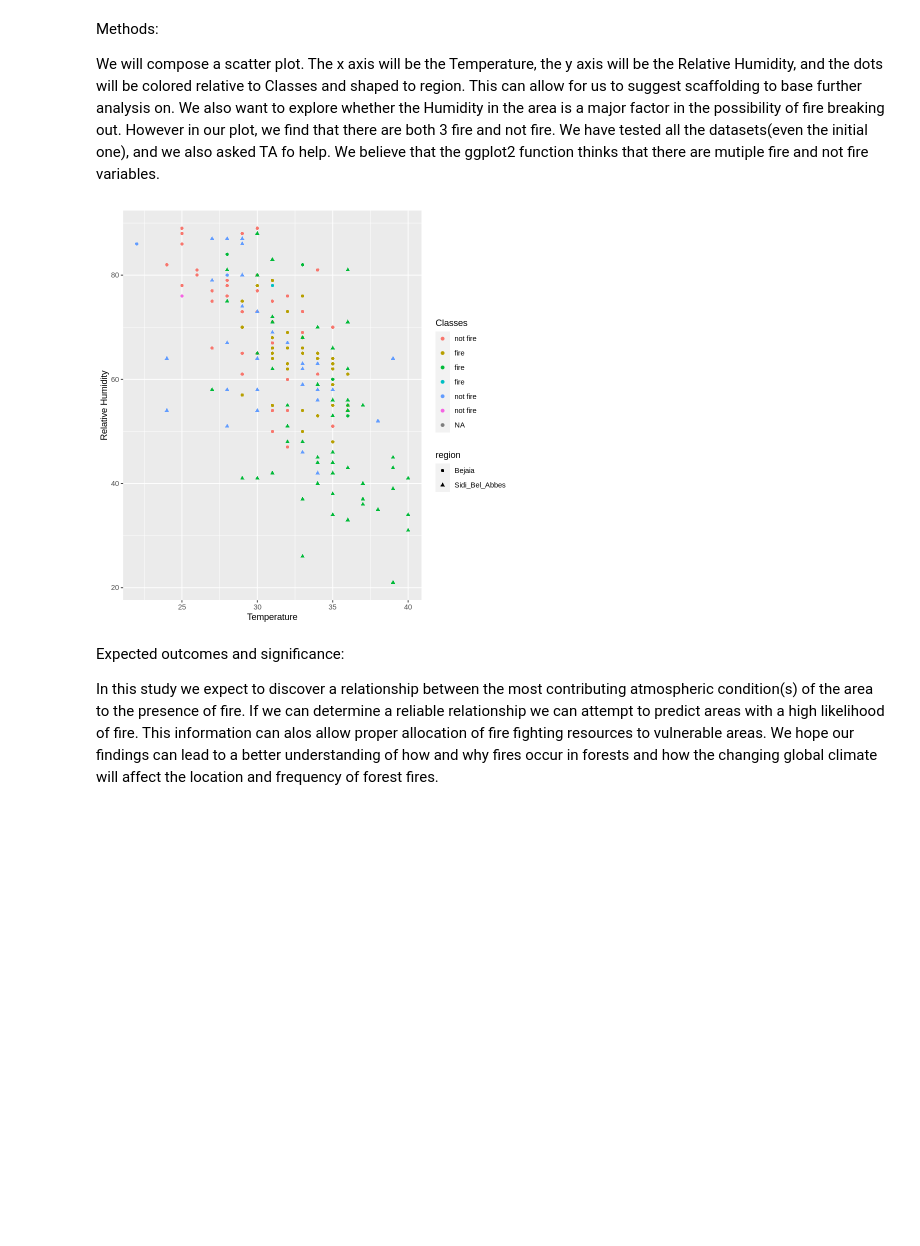
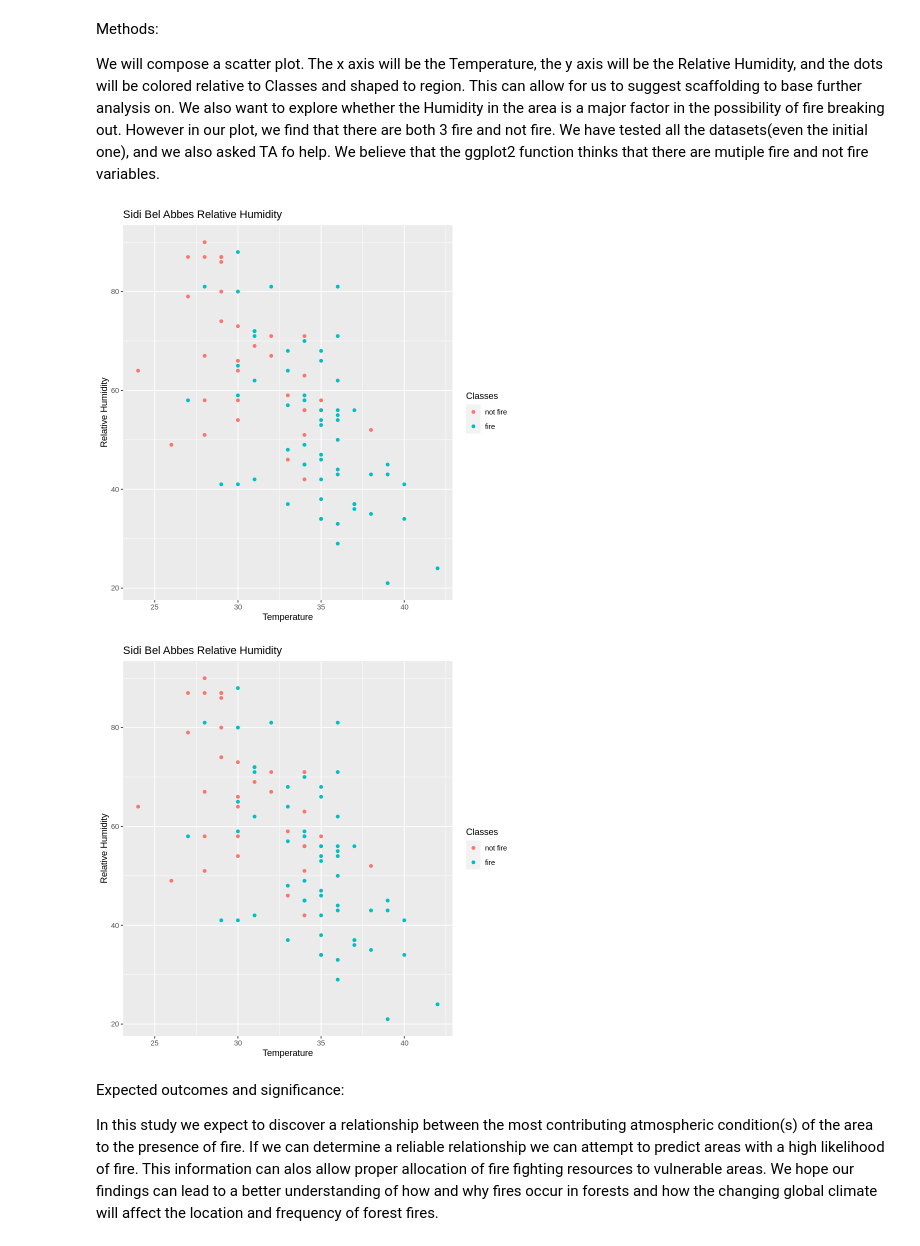
Before and after one commit to Bchau02/DSCI-100-Group-11-Project, a Jupyter notebook: Project.ipynb, the cells around one changed output. Saved outputs shown, nothing was run; the diff lists cells and outputs as text; code cells hidden in the pictures; blank space fills up the shorter version.

```diff
--- a/Project.ipynb
+++ b/Project.ipynb
@@ -224,0 +153,12 @@ A data.frame: 59 × 13
+# %%
+Sidi_Bel_Abbes_split<- initial_split(Sidi_Bel_Abbes, prop = 0.75, strata = Classes)
+Sidi_Bel_Abbes_train <- training(Sidi_Bel_Abbes_split)
+Sidi_Bel_Abbes_test <- testing(Sidi_Bel_Abbes_split)
+Sidi_Bel_Abbes_train
+Sidi_Bel_Abbes_test
+
+Bejaia_split<- initial_split(Bejaia, prop = 0.75, strata = Classes)
+Bejaia_train <- training(Bejaia_split)
+Bejaia_test <- testing(Bejaia_split)
+Bejaia_train
+Bejaia_test
@@ -226,16 +243,29 @@ A data.frame: 59 × 13
 Methods:
 
 We will compose a scatter plot. The x axis will be the Temperature, the y axis will be the Relative Humidity, and the dots will be colored relative to Classes and shaped to region. This can allow for us to suggest scaffolding to base further analysis on. We also want to explore whether the Humidity in the area is a major factor in the possibility of fire breaking out. However in our plot, we find that there are both 3 fire and not fire. We have tested all the datasets(even the initial one), and we also asked TA fo help. We believe that the ggplot2 function thinks that there are mutiple fire and not fire variables.
-# %%
-RHplot <- Algeria_train %>%
-ggplot(aes(x=Temperature, y= RH, color = Classes, shape= region))+
-geom_point()+
-xlab("Temperature")+
-ylab("Relative Humidity")
-
-RHplot
-# %% [output]
-[figure, removed]
+# %%
+Sidi_Bel_Abbes_RH <- Sidi_Bel_Abbes_train %>%
+select(Temperature, RH, Classes)%>%
+filter(Classes != "NA") %>%
+ggplot(aes(x=Temperature, y= RH, color = Classes))+
+geom_point()+
+xlab("Temperature")+
+ylab("Relative Humidity")+
+labs(title="Sidi Bel Abbes Relative Humidity")
+Sidi_Bel_Abbes_RH
+
+Bejaia_RH <- Bejaia_train %>%
+select(Temperature, RH, Classes)%>%
+filter(Classes != "NA") %>%
+ggplot(aes(x=Temperature, y= RH, color = Classes))+
+geom_point()+
+xlab("Temperature")+
+ylab("Relative Humidity")+
+labs(title="Bejaia Relative Humidity")
+Sidi_Bel_Abbes_RH
+# %% [output]
+[figure, added]
+[figure, added]
 # %% [markdown]
 Expected outcomes and significance:
 
```
Also changed, not shown: parts of 9 cells of this notebook.
